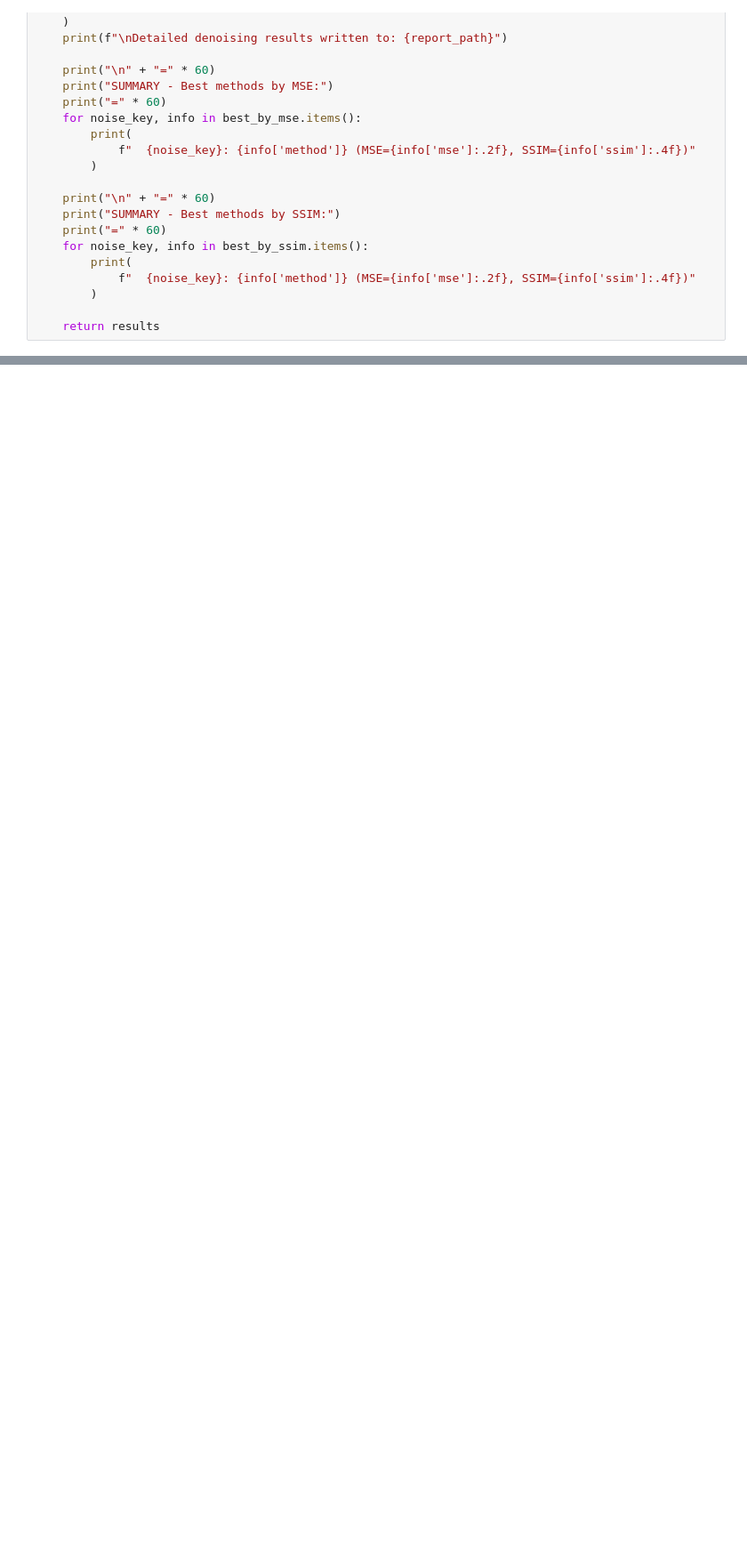
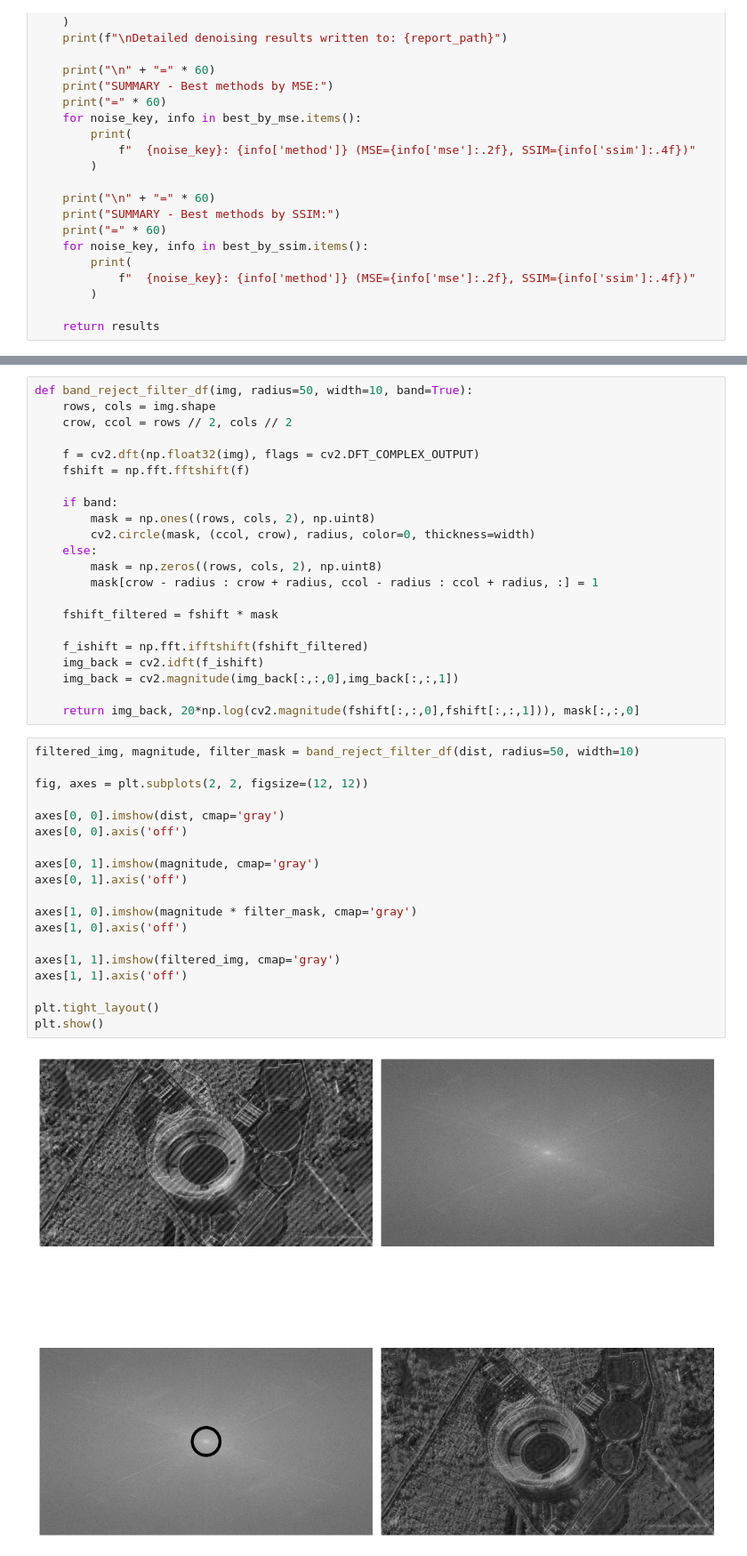
Before and after one commit to AveZorgen/2d-graphics, a Jupyter notebook: hw2.ipynb, the cells around one changed output, grey strips where cells are left out. Shown at 89% size. Drawn from its saved outputs; the diff is of its cells as text; blank space fills up the shorter version.

```diff
--- a/hw2.ipynb
+++ b/hw2.ipynb
@@ -1110,0 +1216,43 @@ SUMMARY - Best methods by MSE:
+# %%
+def band_reject_filter_df(img, radius=50, width=10, band=True):
+    rows, cols = img.shape
+    crow, ccol = rows // 2, cols // 2
+
+    f = cv2.dft(np.float32(img), flags = cv2.DFT_COMPLEX_OUTPUT)
+    fshift = np.fft.fftshift(f)
+
+    if band:
+        mask = np.ones((rows, cols, 2), np.uint8)
+        cv2.circle(mask, (ccol, crow), radius, color=0, thickness=width)
+    else:
+        mask = np.zeros((rows, cols, 2), np.uint8)
+        mask[crow - radius : crow + radius, ccol - radius : ccol + radius, :] = 1
+
+    fshift_filtered = fshift * mask
+
+    f_ishift = np.fft.ifftshift(fshift_filtered)
+    img_back = cv2.idft(f_ishift)
+    img_back = cv2.magnitude(img_back[:,:,0],img_back[:,:,1])
+
+    return img_back, 20*np.log(cv2.magnitude(fshift[:,:,0],fshift[:,:,1])), mask[:,:,0]
+# %%
+filtered_img, magnitude, filter_mask = band_reject_filter_df(dist, radius=50, width=10)
+
+fig, axes = plt.subplots(2, 2, figsize=(12, 12))
+
+axes[0, 0].imshow(dist, cmap='gray')
+axes[0, 0].axis('off')
+
+axes[0, 1].imshow(magnitude, cmap='gray')
+axes[0, 1].axis('off')
+
+axes[1, 0].imshow(magnitude * filter_mask, cmap='gray')
+axes[1, 0].axis('off')
+
+axes[1, 1].imshow(filtered_img, cmap='gray')
+axes[1, 1].axis('off')
+
+plt.tight_layout()
+plt.show()
+# %% [output]
+[figure, added]
```
Also changed, not shown: parts of 9 cells of this notebook.
